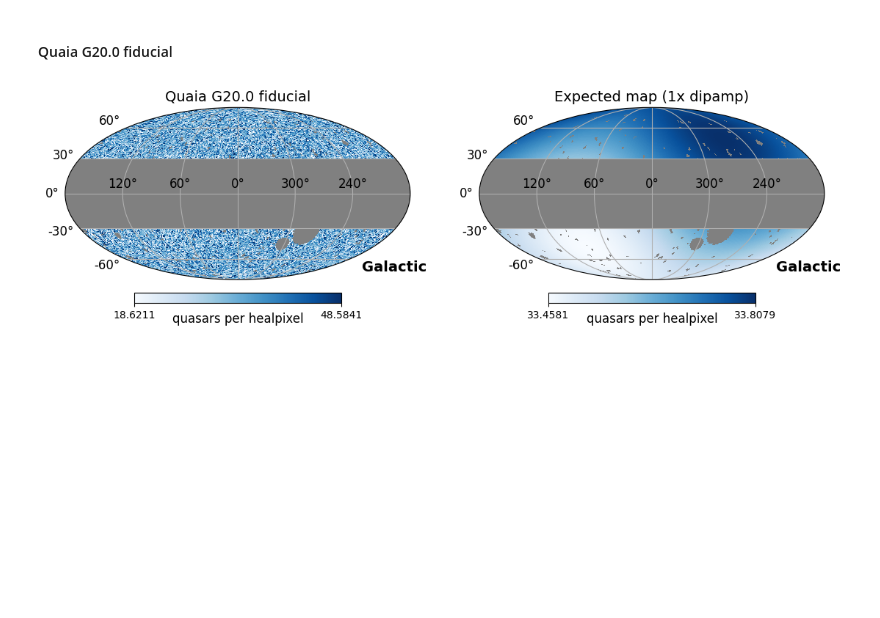
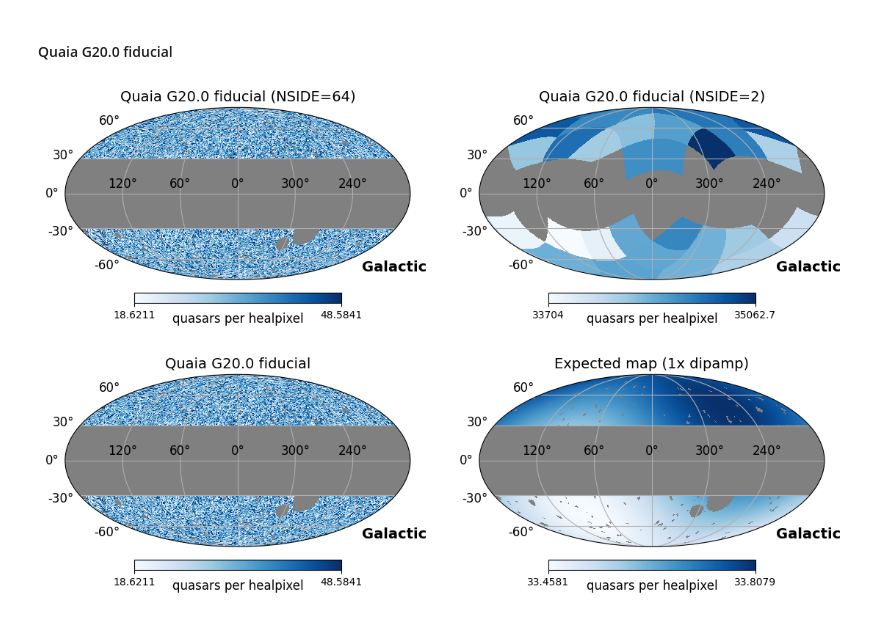
Before and after one commit to abbyw24/lss-dipoles, a Jupyter notebook: notebooks/likelihood_ratio_test.ipynb, the cells around one changed output. Cells and saved outputs as stored; diff of their text form; code cells hidden in the pictures; blank space fills up the shorter version.

```diff
--- a/notebooks/likelihood_ratio_test.ipynb
+++ b/notebooks/likelihood_ratio_test.ipynb
@@ -52,16 +57,42 @@ def expected_dipole_map(dipamp, monopole=0., mask=None):
 # %%
 # load data
 nside_hi = 64
+nside_low = 2
 blim = 30
 resdir = '/scratch/aew492/lss-dipoles_results/results'
 
 # selfunc
 selfunc_quaia = gm.get_selfunc_map('quaia_G20.0_zodi', nside=nside_hi, blim=blim)
+selfunc_quaia_low = hp.ud_grade(selfunc_quaia, nside_low)
 
-# masked map
+# mask
+mask = (selfunc_quaia != 0.)
+mask_low = hp.ud_grade(mask, nside_low) * tools.get_galactic_plane_mask(blim, nside=nside_low, frame='icrs')
+
+# get data map and downgrade
 quaia_qmap = np.load(os.path.join(resdir, '../data/catalogs/quaia/quaia_G20.0_masked.npy'))
-# correct by selfunc
-quaia_qmap_corr = quaia_qmap / selfunc_quaia
+quaia_qmap[np.isnan(quaia_qmap)] = 0.  # need to turn NaNs into zeros in order to downgrade the resolution properly
+quaia_qmap_low = hp.ud_grade(quaia_qmap, nside_low, power=-2) * mask_low
+
+# correct by selection function
+quaia_qmap_corr = np.divide(quaia_qmap, selfunc_quaia,
+                            out=np.full_like(quaia_qmap, np.nan), where=mask.astype(bool))
+quaia_qmap_corr_low = np.divide(quaia_qmap_low, selfunc_quaia_low,
+                                out=np.full_like(quaia_qmap_low, np.nan), where=mask_low.astype(bool))
+# %%
+# plot the data vs expectation for 1x dipole
+fig = plt.figure(figsize=(11,4))
+kwargs = dict(coord=['C','G'], cmap=sns.color_palette("Blues", as_cmap=True),
+              unit='quasars per healpixel', fig=fig, graticule=True, graticule_labels=True)#, badcolor='w')
+mean, std = np.nanmean(quaia_qmap_corr), np.nanstd(quaia_qmap_corr)
+hp.projview(quaia_qmap_corr, title=f'Quaia G20.0 fiducial (NSIDE={nside_hi})', min=mean-2*std, max=mean+2*std, sub=(1,2,1), **kwargs)
+tools.label_coord('Galactic', fs=14)
+
+mean, std = np.nanmean(quaia_qmap_corr_low), np.nanstd(quaia_qmap_corr_low)
+hp.projview(quaia_qmap_corr_low, title=f'Quaia G20.0 fiducial (NSIDE={nside_low})', min=mean-2*std, max=mean+2*std, sub=(1,2,2), **kwargs)
+tools.label_coord('Galactic', fs=14)
+# %% [output]
+[figure, added]
 # %%
 # expected dipole map
 expected_dipamp = 0.0052
```
Also changed, not shown: parts of 31 cells of this notebook, 3 other files.
